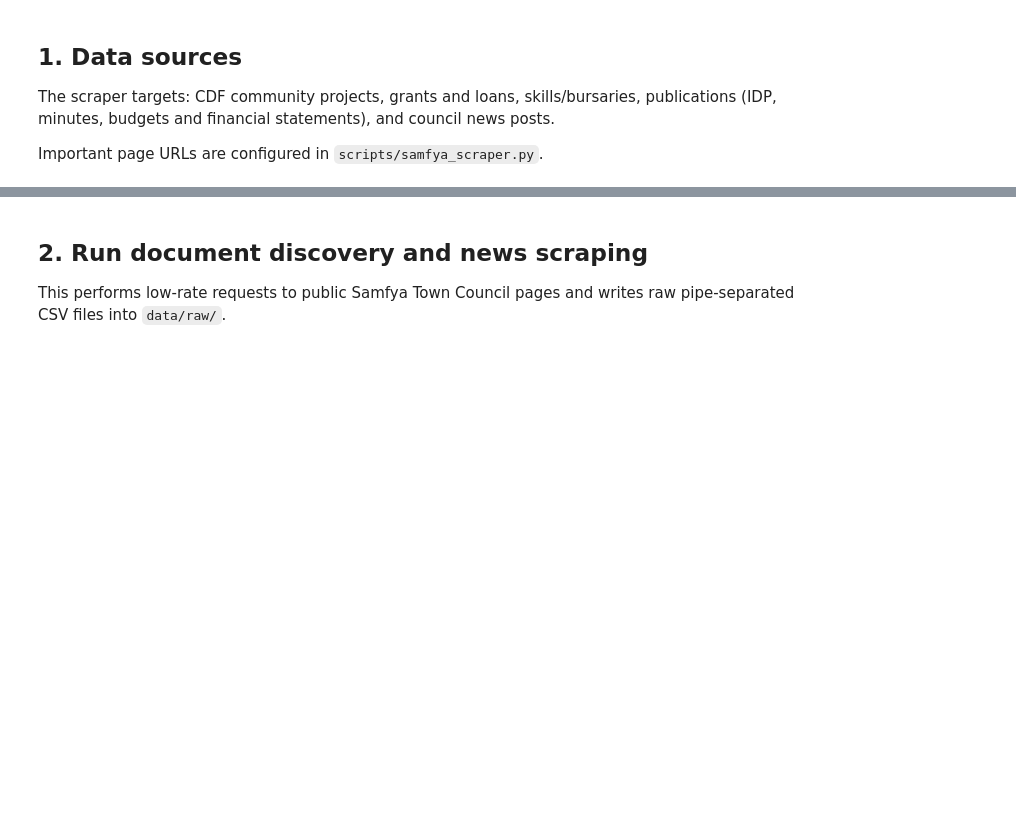
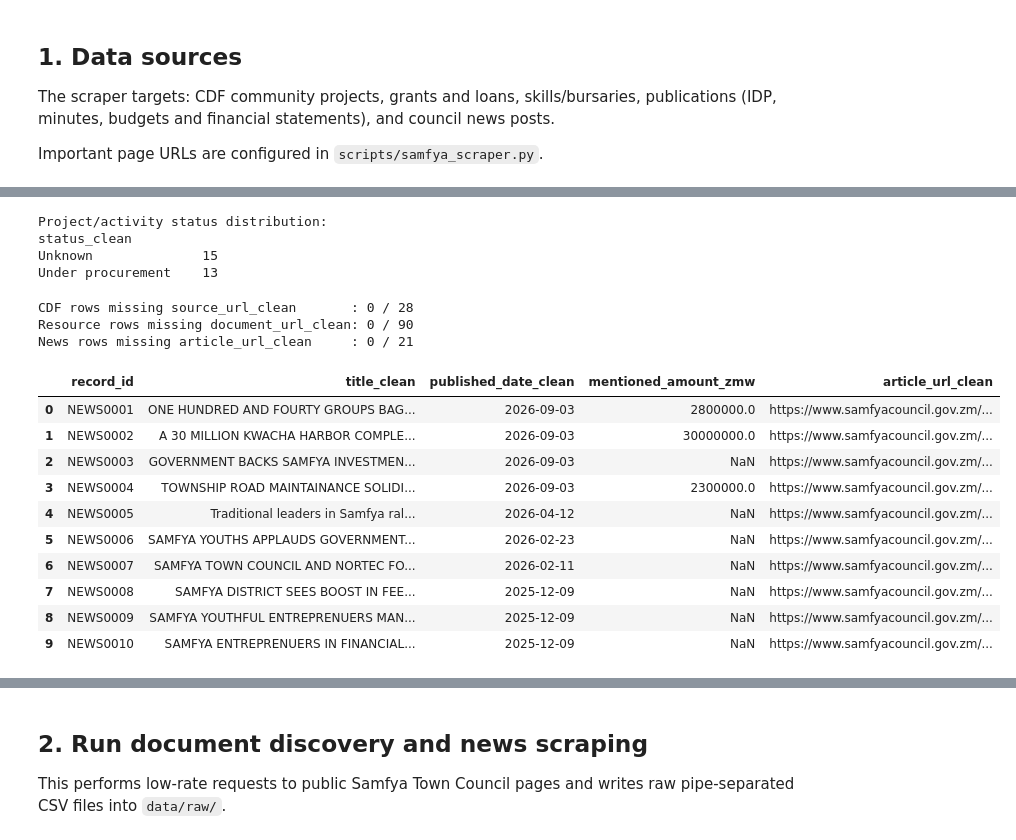
Before and after one commit to Giftkanene/group36-data-mining-project, a Jupyter notebook: notebooks/Group36_Dataming_Project.ipynb, the cells around one changed output, grey strips where cells are left out. Saved outputs shown, nothing was run; the diff lists cells and outputs as text; code cells hidden in the pictures; blank space fills up the shorter version.

```diff
--- a/notebooks/Group36_Dataming_Project.ipynb
+++ b/notebooks/Group36_Dataming_Project.ipynb
@@ -12,0 +95,37 @@ Important page URLs are configured in `scripts/samfya_scraper.py`.
+# %%
+print("Project/activity status distribution:")
+print(cdf["status_clean"].value_counts(dropna=False).to_string())
+# %% [output]
+Project/activity status distribution:
+status_clean
+Unknown              15
+Under procurement    13
+# %%
+cdf_missing_url  = (cdf["source_url_clean"].fillna("") == "").sum()
+res_missing_url  = (resources["document_url_clean"].fillna("") == "").sum()
+news_missing_url = (news["article_url_clean"].fillna("") == "").sum()
+
+print("CDF rows missing source_url_clean       :", cdf_missing_url, "/", len(cdf))
+print("Resource rows missing document_url_clean:", res_missing_url, "/", len(resources))
+print("News rows missing article_url_clean     :", news_missing_url, "/", len(news))
+# %% [output]
+CDF rows missing source_url_clean       : 0 / 28
+Resource rows missing document_url_clean: 0 / 90
+News rows missing article_url_clean     : 0 / 21
+# %%
+news[[
+    "record_id", "title_clean", "published_date_clean",
+    "mentioned_amount_zmw", "article_url_clean"
+]].head(10)
+# %% [output]
+|  | record_id | title_clean | published_date_clean | mentioned_amount_zmw | article_url_clean |
+| 0 | NEWS0001 | ONE HUNDRED AND FOURTY GROUPS BAG... | 2026-09-03 | 2800000.0 | https://www.samfyacouncil.gov.zm/... |
+| 1 | NEWS0002 | A 30 MILLION KWACHA HARBOR COMPLE... | 2026-09-03 | 30000000.0 | https://www.samfyacouncil.gov.zm/... |
+| 2 | NEWS0003 | GOVERNMENT BACKS SAMFYA INVESTMEN... | 2026-09-03 | NaN | https://www.samfyacouncil.gov.zm/... |
+| 3 | NEWS0004 | TOWNSHIP ROAD MAINTAINANCE SOLIDI... | 2026-09-03 | 2300000.0 | https://www.samfyacouncil.gov.zm/... |
+| 4 | NEWS0005 | Traditional leaders in Samfya ral... | 2026-04-12 | NaN | https://www.samfyacouncil.gov.zm/... |
+| 5 | NEWS0006 | SAMFYA YOUTHS APPLAUDS GOVERNMENT... | 2026-02-23 | NaN | https://www.samfyacouncil.gov.zm/... |
+| 6 | NEWS0007 | SAMFYA TOWN COUNCIL AND NORTEC FO... | 2026-02-11 | NaN | https://www.samfyacouncil.gov.zm/... |
+| 7 | NEWS0008 | SAMFYA DISTRICT SEES BOOST IN FEE... | 2025-12-09 | NaN | https://www.samfyacouncil.gov.zm/... |
+| 8 | NEWS0009 | SAMFYA YOUTHFUL ENTREPRENUERS MAN... | 2025-12-09 | NaN | https://www.samfyacouncil.gov.zm/... |
+| 9 | NEWS0010 | SAMFYA ENTREPRENUERS IN FINANCIAL... | 2025-12-09 | NaN | https://www.samfyacouncil.gov.zm/... |
```
Also changed, not shown: parts of 8 cells of this notebook, 8 other files.
